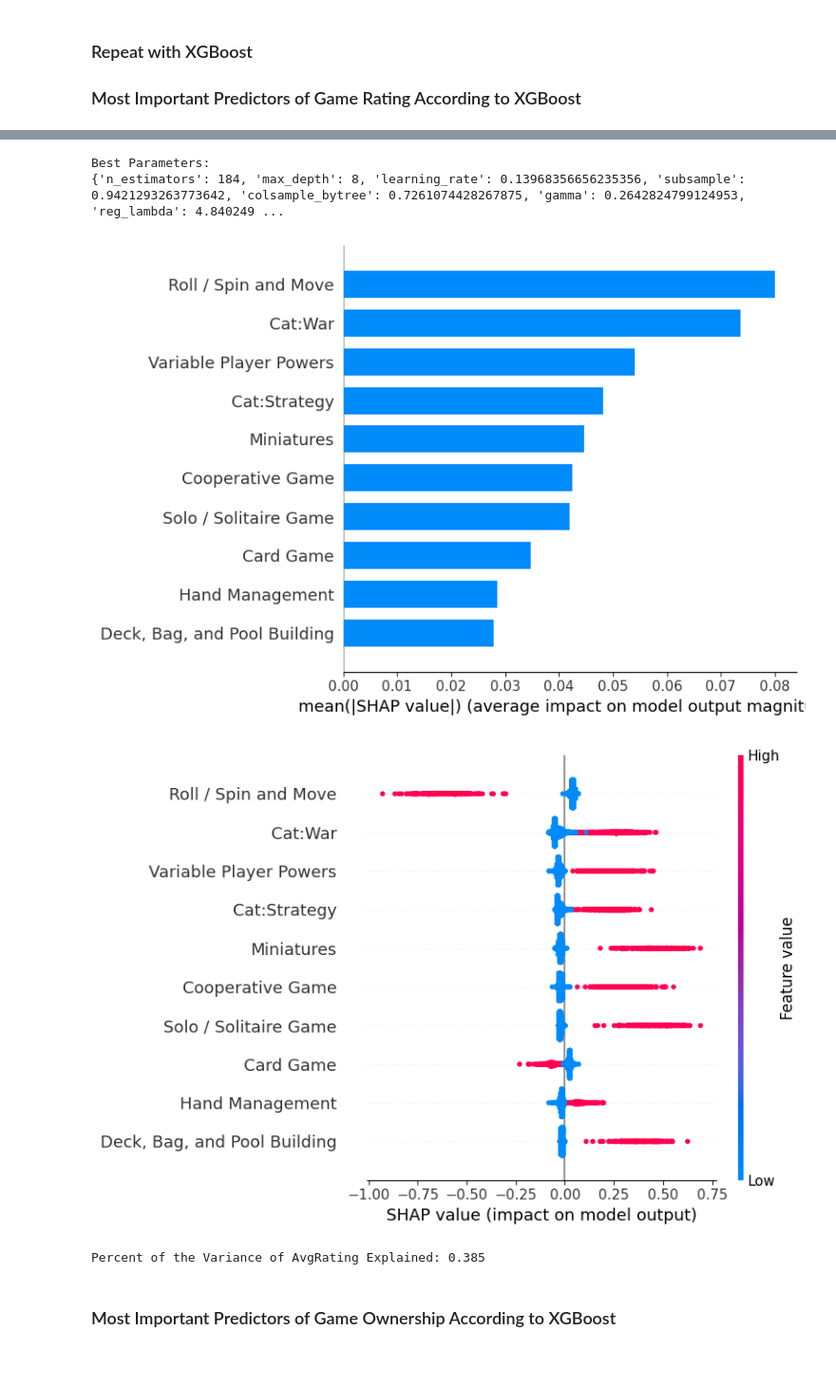
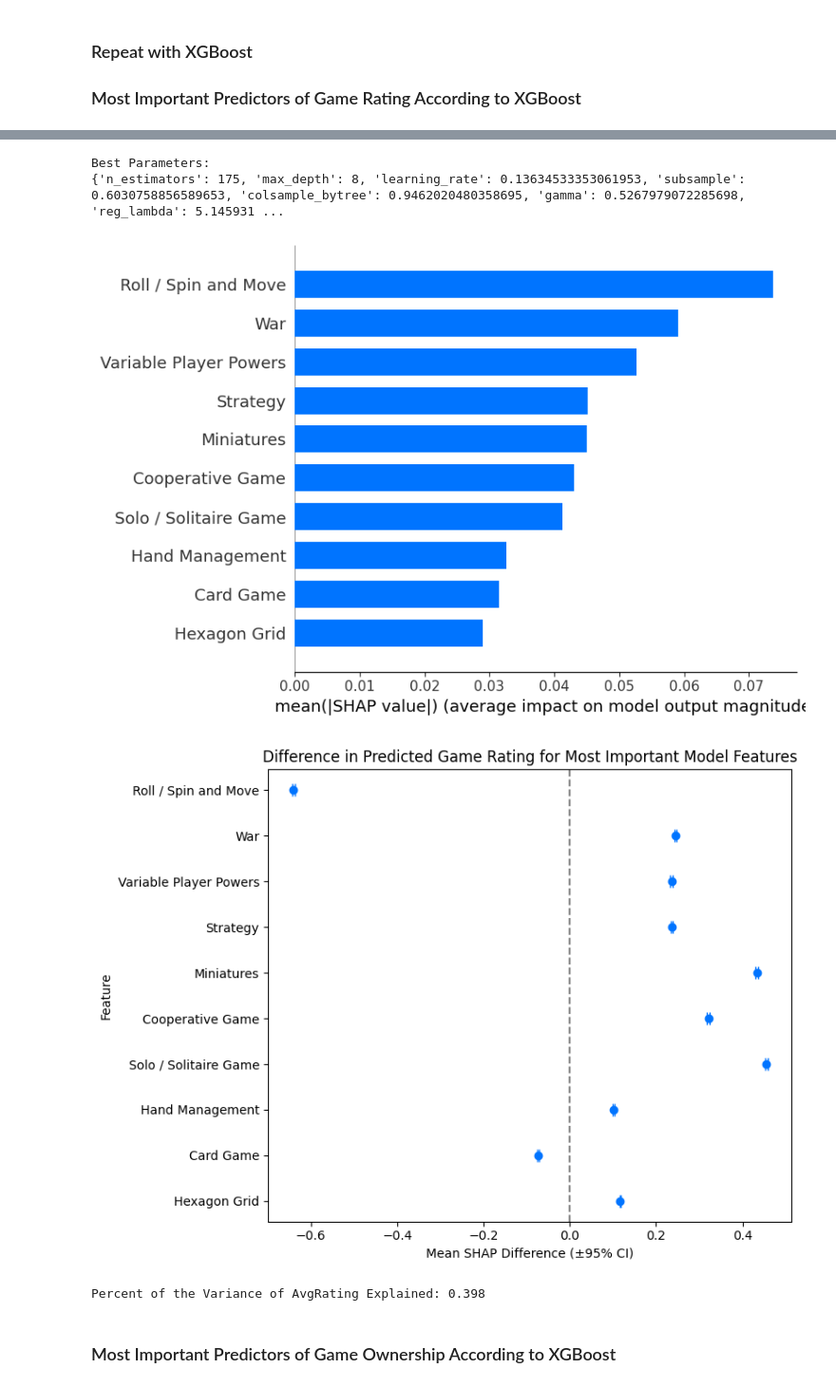
Before and after one commit to nathan-wheeler/boardgame-analysis, a Jupyter notebook: BGG_EDA.ipynb, the cells around one changed output, grey strips where cells are left out. Shown at 95% size. Drawn from its saved outputs; the diff is of its cells as text; code cells hidden in the pictures; blank space fills up the shorter version.

```diff
--- a/BGG_EDA.ipynb
+++ b/BGG_EDA.ipynb
@@ -247,0 +308,7 @@ dtype: float64
+# %%
+games['NumOwned_Log'] = np.log1p(games['NumOwned'])
+sns.kdeplot(games["NumOwned_Log"], fill=True, color="#00954d")
+plt.xlabel("Number Owned")
+plt.title("Distribution of Average Log-Transformed Number of Games Owned across Board Games")
+plt.show()
+games[["NumOwned_Log"]].mean()
@@ -345,10 +488,10 @@ BestPlayers  -0.180257     1.000000
 # %%
 cat_cols = [col for col in games.columns if col.startswith("Cat:")]
 
-cat_df = games[["Name", "BGGId", "AvgRating", "NumOwned"] + cat_cols].copy()
+cat_df = games[["Name", "BGGId", "AvgRating", "NumOwned_Log"] + cat_cols].copy()
 cat_df.set_index("Name",inplace=True)
 cat_long = cat_df.melt(
-    id_vars=["BGGId", "AvgRating", "NumOwned"],
+    id_vars=["BGGId", "AvgRating", "NumOwned_Log"],
     value_vars=cat_cols,
     var_name="Category",
     value_name="Included"
@@ -574,7 +717,7 @@ Duplicate BGGIds: 0
 # %% [markdown]
 ### Generate Overall Dataset
 # %%
-overall_df = cat_df.merge(subcat, on ='BGGId',how = 'left').merge(themes, on ='BGGId',how = 'left').merge(mechanics, on ='BGGId',how = 'left')
+overall_df = cat_df.rename(columns={col: col.replace("Cat:", "") for col in cat_cols}).merge(subcat, on ='BGGId',how = 'left').merge(themes, on ='BGGId',how = 'left').merge(mechanics, on ='BGGId',how = 'left')
 overall_df.index = cat_df.index
 overall_df.head()
 # %% [output]
@@ -589,12 +742,12 @@ overall_df.head()
 # %% [markdown]
 ### Most Predictive Features of Game Rating
 # %%
-X = overall_df.drop(columns=["BGGId", "AvgRating", "NumOwned"]).astype(float)
+X = overall_df.drop(columns=["BGGId", "AvgRating", "NumOwned_Log"]).astype(float)
 y = overall_df['AvgRating']
+
 coefs, r2, rmse, alpha = lasso_select_top_n(X, y, top_n=10)
-
 plt.figure()
-coefs.sort_values().plot(kind="barh")
+coefs.sort_values().plot(kind="barh", color = '#0074ff')
 plt.title('10 Most Predictive Features of Game Rating')
 plt.xlabel("Coefficient")
 plt.tight_layout()
@@ -627,6 +780,6 @@ print(r2, "Percent of the Variance of Game Ownership explained")
 y = overall_df['AvgRating']
 
 model, params, r2, rmse = xgb_cv(
-    X, y
+    X, y, plot_title='Difference in Predicted Game Rating for Most Important Model Features', plot_color= '#0074ff'
 )
 # %% [output]
@@ -650,8 +803,8 @@ model, params, r2, rmse = xgb_cv(
 Best Parameters:
-{'n_estimators': 184, 'max_depth': 8, 'learning_rate': 0.13968356656235356, 'subsample': 0.9421293263773642, 'colsample_bytree': 0.7261074428267875, 'gamma': 0.2642824799124953, 'reg_lambda': 4.840249 ...
+{'n_estimators': 175, 'max_depth': 8, 'learning_rate': 0.13634533353061953, 'subsample': 0.6030758856589653, 'colsample_bytree': 0.9462020480358695, 'gamma': 0.5267979072285698, 'reg_lambda': 5.145931 ...
-[figure, old version]
+[figure, new version]
-[figure, old version]
+[figure, new version]
-Percent of the Variance of AvgRating Explained: 0.385
+Percent of the Variance of AvgRating Explained: 0.398
 # %% [markdown]
 ### Most Important Predictors of Game Ownership According to XGBoost
 # %%
```
Also changed, not shown: parts of 38 cells of this notebook, 1 other file.
